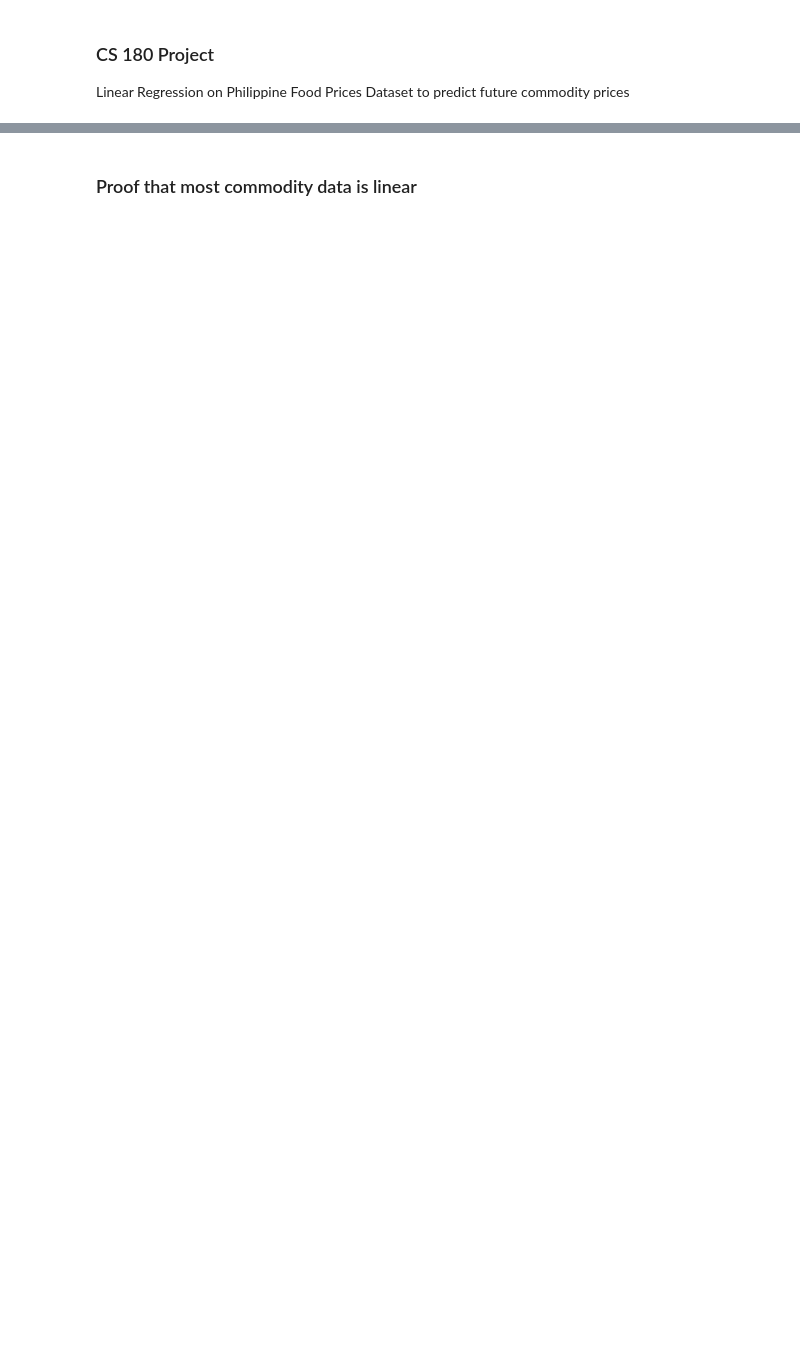
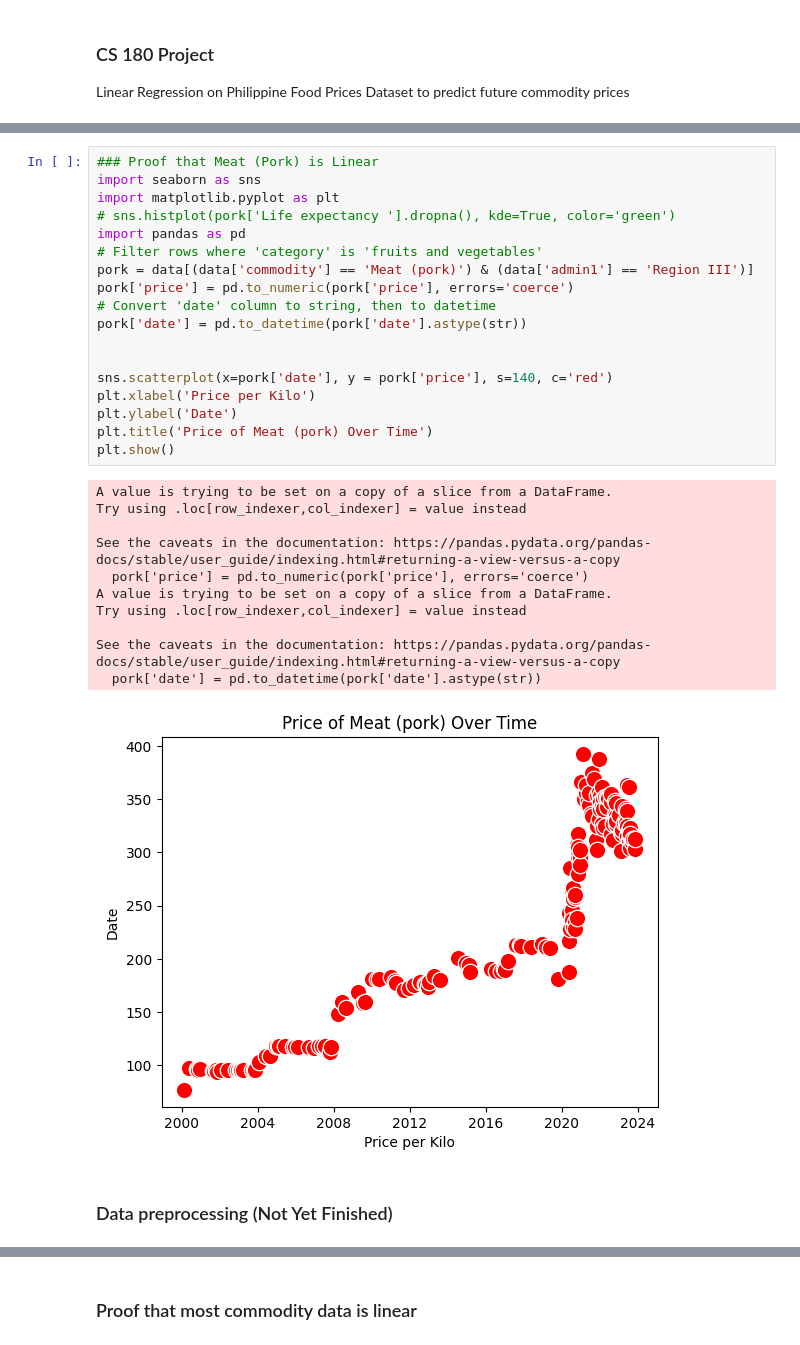
Before and after one commit to NeoGregorio/commodity-predict, a Jupyter notebook: prediction-model.ipynb, the cells around one changed output, grey strips where cells are left out. Saved outputs shown, nothing was run; the diff lists cells and outputs as text; blank space fills up the shorter version.

Commit message:
feat: add initial data preprocessing and sample model

```diff
--- a/prediction-model.ipynb
+++ b/prediction-model.ipynb
@@ -11 +17,33 @@ data.shape
+# %%
+### Proof that Meat (Pork) is Linear
+import seaborn as sns
+import matplotlib.pyplot as plt
+# sns.histplot(pork['Life expectancy '].dropna(), kde=True, color='green')
+import pandas as pd
+# Filter rows where 'category' is 'fruits and vegetables'
+pork = data[(data['commodity'] == 'Meat (pork)') & (data['admin1'] == 'Region III')]
+pork['price'] = pd.to_numeric(pork['price'], errors='coerce')
+# Convert 'date' column to string, then to datetime
+pork['date'] = pd.to_datetime(pork['date'].astype(str))
+
+
+sns.scatterplot(x=pork['date'], y = pork['price'], s=140, c='red')
+plt.xlabel('Price per Kilo')
+plt.ylabel('Date')
+plt.title('Price of Meat (pork) Over Time')
+plt.show()
+# %% [output]
+A value is trying to be set on a copy of a slice from a DataFrame.
+Try using .loc[row_indexer,col_indexer] = value instead
+
+See the caveats in the documentation: https://pandas.pydata.org/pandas-docs/stable/user_guide/indexing.html#returning-a-view-versus-a-copy
+  pork['price'] = pd.to_numeric(pork['price'], errors='coerce')
+A value is trying to be set on a copy of a slice from a DataFrame.
+Try using .loc[row_indexer,col_indexer] = value instead
+
+See the caveats in the documentation: https://pandas.pydata.org/pandas-docs/stable/user_guide/indexing.html#returning-a-view-versus-a-copy
+  pork['date'] = pd.to_datetime(pork['date'].astype(str))
+[figure, added]
+# %% [markdown]
+### Data preprocessing (Not Yet Finished)
 # %%
```
Also changed, not shown: parts of 7 cells of this notebook.
